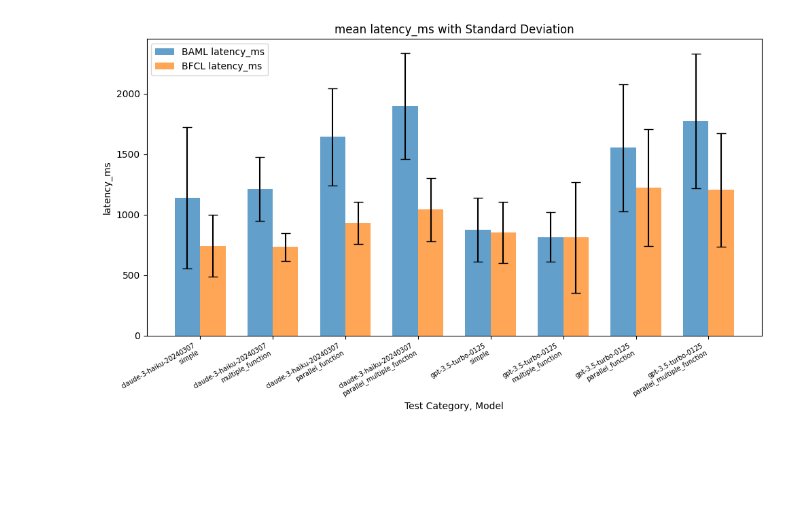
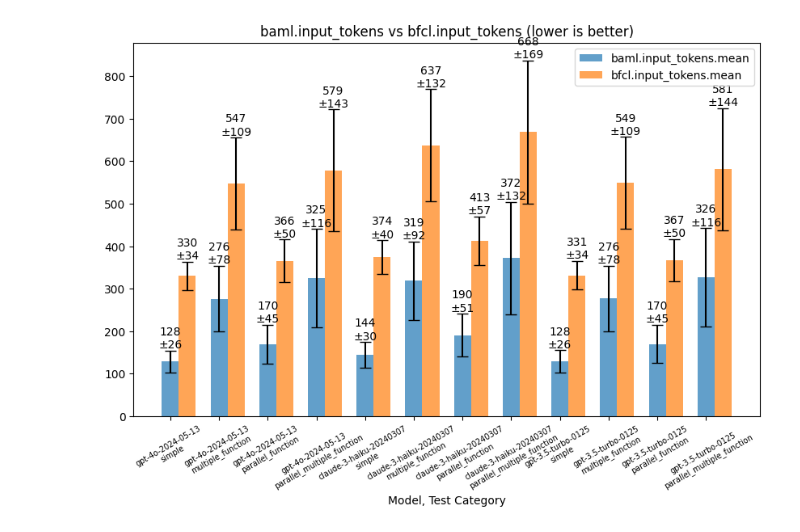
Before and after one commit to BoundaryML/berkeley-gorilla, a Jupyter notebook: berkeley-function-call-leaderboard/baml/eval.ipynb, the cells around one changed output. Drawn from its saved outputs; the diff is of its cells as text; code cells hidden in the pictures; blank space fills up the shorter version.

Commit message:
add gpt4o data

```diff
--- a/berkeley-function-call-leaderboard/baml/eval.ipynb
+++ b/berkeley-function-call-leaderboard/baml/eval.ipynb
@@ -10,6 +10,6 @@ for t in load_data():
   print(json.dumps(t.summary(), indent=2))
   #pass
 
-metrics = ['input_tokens', 'output_tokens', 'cost', 'latency_ms']
+metrics = ['input_tokens', 'output_tokens', 'cost', 'latency_ms', 'output_tokens_per_sec']
 # %% [output]
 {
@@ -48,8 +94,7 @@ for t in load_data():
 
   max_val = max(max_val, t.df[xlabel].max(), t.df[ylabel].max())
 
-  #f = plt.figure(f'{test_category}/{metric}')
-  plt.scatter(t.df[xlabel], t.df[ylabel], marker='o')  # 'o' for circle markers
+  plt.scatter(t.df[xlabel], t.df[ylabel], marker='.')
 
   plt.title(metric)
   plt.xlabel(xlabel)
@@ -210,11 +202,11 @@ bfcl_bars = ax.bar([p + bar_width for p in index], df['bfcl.pass_rate'], bar_wid
 ax.bar_label(bfcl_bars, label_type='edge', fmt='%.3f')
 
 # Labeling and aesthetics
-ax.set_xlabel('Test Category, Model')
+ax.set_xlabel('Model, Test Category')
 ax.set_ylabel('pass_rate')
-ax.set_title('pass_rate')
+ax.set_title('pass rate (higher is better)')
 ax.set_xticks([p + bar_width / 2 for p in index])
-ax.set_xticklabels(df['label_mc'], rotation=30, ha='right', fontsize='x-small')
+ax.set_xticklabels(df['label_mc'], rotation=30, fontsize='x-small')
 #ax.set_xticklabels([f'{row.Category}, {row.Model}' for index, row in agg_df.iterrows()])
 ax.legend()
 
@@ -379,38 +302,53 @@ import matplotlib.pyplot as plt
 
 from eval import load_data
 
-agg_df = pd.DataFrame(
-  {
-    'label_mc': f"{t.model}\n{t.test_category}",
-    'BAML_mean': t.df['baml.latency_ms'].mean(),
-    'BFCL_mean': t.df['bfcl.latency_ms'].mean(),
-    'BAML_Std': t.df['baml.latency_ms'].std(),
-    'BFCL_Std': t.df['bfcl.latency_ms'].std()
-  }
-  for t in load_data()
-)
+fmt = {
+  'input_tokens': {'fmt': '.0f', 'title_suffix': 'lower is better'},
+  'output_tokens': {'fmt': '.0f', 'title_suffix': 'lower is better'},
+  'cost': {'fmt': '.5f', 'title_suffix': 'lower is better'},
+  'cost.std': {'fmt': '.5f', 'title_suffix': 'lower is better'},
+  'latency_ms': {'fmt': '.0f', 'title_suffix': 'lower is better'},
+  'output_tokens_per_sec': {'fmt': '.2f', 'title_suffix': 'higher is better'},
+}
 
 
-fig, ax = plt.subplots(figsize=(10, 6))
+for i, metric in enumerate(metrics):
+  plt.figure(i)
 
-# Set up the x positions for the groups
-n = len(agg_df)  # number of groups
-index = range(n)
-bar_width = 0.35
+  fig, ax = plt.subplots(figsize=(10, 6))  # Two subplots
+  df = pd.DataFrame(
+    {
+      'label_mc': f"{t.model}\n{t.test_category}",
+      f'baml.{metric}.mean': t.df[f'baml.{metric}'].mean(),
+      f'baml.{metric}.std': t.df[f'baml.{metric}'].std(),
+      f'bfcl.{metric}.mean': t.df[f'bfcl.{metric}'].mean(),
+      f'bfcl.{metric}.std': t.df[f'bfcl.{metric}'].std(),
+    }
+    for t in load_data()
+  )
 
-# Create bars for BAML latency_ms
-baml_bars = ax.bar(index, agg_df['BAML_mean'], bar_width, label='BAML latency_ms', yerr=agg_df['BAML_Std'], capsize=5, alpha=0.7)
+  # Set up the x positions for the groups
+  n = len(df)  # number of groups
+  index = range(n)
+  bar_width = 0.35
 
-# Create bars for BFCL latency_ms
-bfcl_bars = ax.bar([p + bar_width for p in index], agg_df['BFCL_mean'], bar_width, label='BFCL latency_ms', yerr=agg_df['BFCL_Std'], capsize=5, alpha=0.7)
 
-# Labeling and aesthetics
-ax.set_xlabel('Test Category, Model')
-ax.set_ylabel('latency_ms')
-ax.set_title('mean latency_ms with Standard Deviation')
-ax.set_xticks([p + bar_width / 2 for p in index])
-ax.set_xticklabels(agg_df['label_mc'], rotation=30, ha='right', fontsize='x-small')
-ax.legend()
+  baml_bars = ax.bar(index, df[f'baml.{metric}.mean'], bar_width, label=f'baml.{metric}.mean', yerr=df[f'baml.{metric}.std'], capsize=5, alpha=0.7)
+  baml_labels = [f"{mean:{fmt[metric]['fmt']}}\n±{std:{fmt[metric]['fmt']}}" for mean, std in zip(df[f'baml.{metric}.mean'], df[f'baml.{metric}.std'])]
+  ax.bar_label(baml_bars, labels=baml_labels, label_type='edge', fmt='%.3f')
+
+  bfcl_bars = ax.bar([p + bar_width for p in index], df[f'bfcl.{metric}.mean'], bar_width, label=f'bfcl.{metric}.mean', yerr=df[f'bfcl.{metric}.std'], capsize=5, alpha=0.7)
+  bfcl_labels = [f"{mean:{fmt[metric]['fmt']}}\n±{std:{fmt[metric]['fmt']}}" for mean, std in zip(df[f'bfcl.{metric}.mean'], df[f'bfcl.{metric}.std'])]
+  ax.bar_label(bfcl_bars, labels=bfcl_labels, label_type='edge', fmt='%.3f')
+
+  # Labeling and aesthetics
+  ax.set_xlabel('Model, Test Category')
+  ax.set_title(f'baml.{metric} vs bfcl.{metric} ({fmt[metric]["title_suffix"]})')
+
+  ax.set_xticks(index)
+  ax.set_xticklabels(df['label_mc'], rotation=30, fontsize='x-small')
+
+  ax.legend()
 
 # Show the plot
 plt.tight_layout()
@@ -419 +358 @@ plt.show()
-[figure, old version]
+[figure, new version]
```
Also changed, not shown: parts of 13 cells of this notebook, 8 other files.
